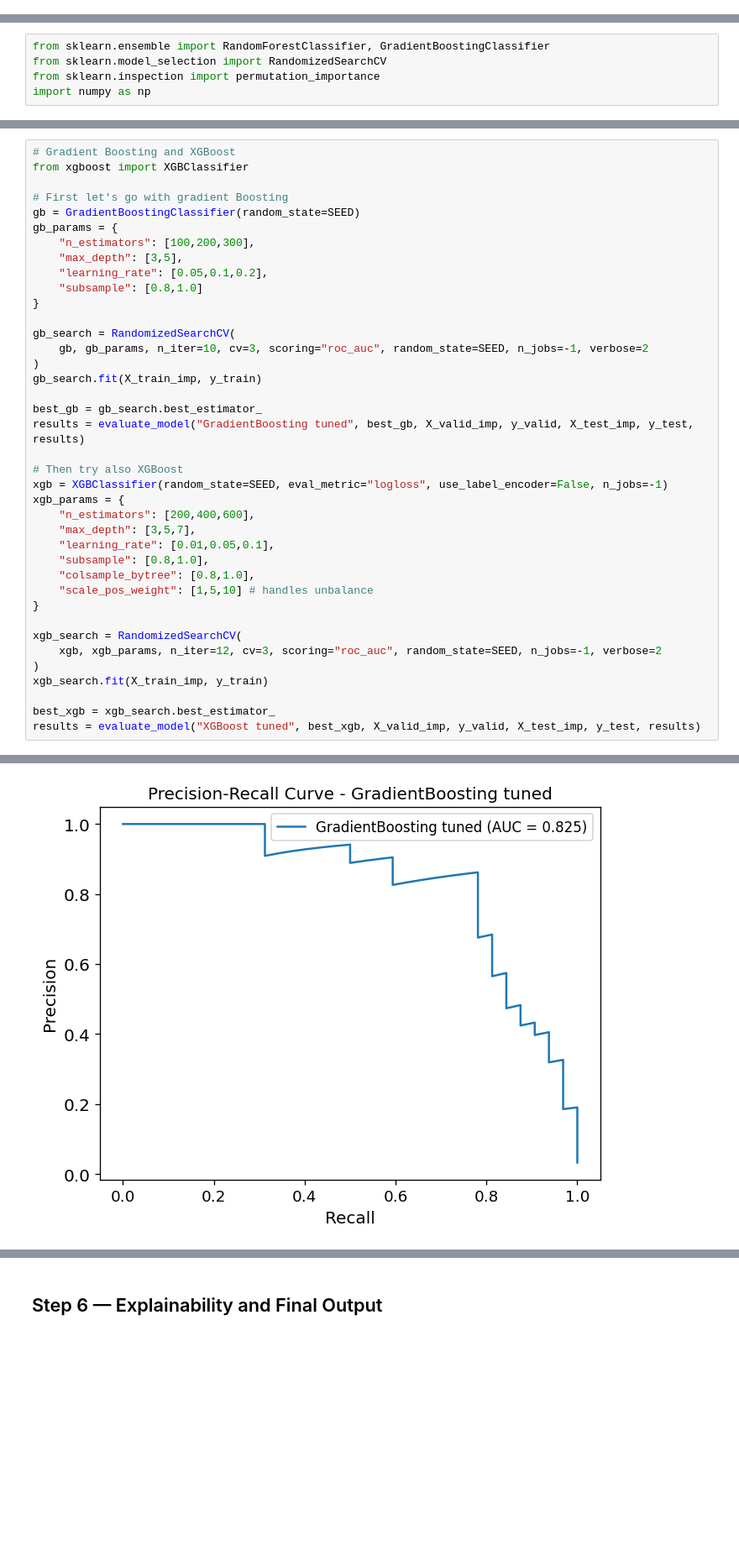
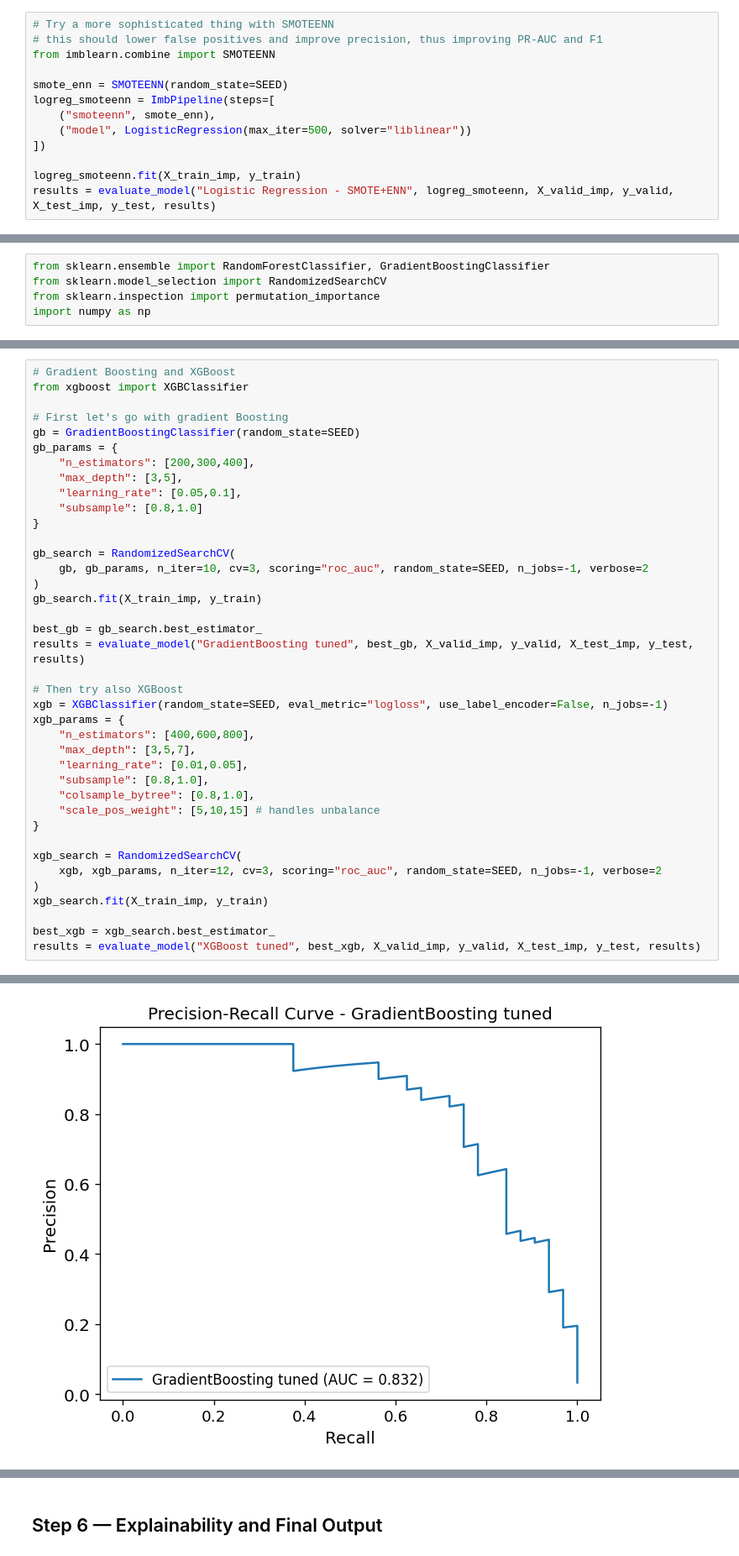
Before and after one commit to andymeneguzzo/Wine-Sommelier-ML, a Jupyter notebook: notebook/experiments.ipynb, the cells around one changed output, grey strips where cells are left out. Shown at 84% size. Cells and saved outputs as stored; diff of their text form; blank space fills up the shorter version.

Commit message:
try smoteenn approach to improve PR-AUC and F1, better params for n_estimators and learning_rate and threshold tuning according to f2 to improve PR-AUC score. Still trying to push it even more

```diff
--- a/notebook/experiments.ipynb
+++ b/notebook/experiments.ipynb
@@ -516,3 +516,16 @@ results = evaluate_model("Logistic Regression (SMOTE)", logreg_smote, X_valid_im
 [figure]
 [figure]
 [figure]
+# %%
+# Try a more sophisticated thing with SMOTEENN
+# this should lower false positives and improve precision, thus improving PR-AUC and F1
+from imblearn.combine import SMOTEENN
+
+smote_enn = SMOTEENN(random_state=SEED)
+logreg_smoteenn = ImbPipeline(steps=[
+    ("smoteenn", smote_enn),
+    ("model", LogisticRegression(max_iter=500, solver="liblinear"))
+])
+
+logreg_smoteenn.fit(X_train_imp, y_train)
+results = evaluate_model("Logistic Regression - SMOTE+ENN", logreg_smoteenn, X_valid_imp, y_valid, X_test_imp, y_test, results)
@@ -624,9 +658,9 @@ from xgboost import XGBClassifier
 # First let's go with gradient Boosting
 gb = GradientBoostingClassifier(random_state=SEED)
 gb_params = {
-    "n_estimators": [100,200,300],
+    "n_estimators": [200,300,400],
     "max_depth": [3,5],
-    "learning_rate": [0.05,0.1,0.2],
+    "learning_rate": [0.05,0.1],
     "subsample": [0.8,1.0]
 }
 
@@ -641,12 +675,12 @@ results = evaluate_model("GradientBoosting tuned", best_gb, X_valid_imp, y_valid
 # Then try also XGBoost
 xgb = XGBClassifier(random_state=SEED, eval_metric="logloss", use_label_encoder=False, n_jobs=-1)
 xgb_params = {
-    "n_estimators": [200,400,600],
+    "n_estimators": [400,600,800],
     "max_depth": [3,5,7],
-    "learning_rate": [0.01,0.05,0.1],
+    "learning_rate": [0.01,0.05],
     "subsample": [0.8,1.0],
     "colsample_bytree": [0.8,1.0],
-    "scale_pos_weight": [1,5,10] # handles unbalance
+    "scale_pos_weight": [5,10,15] # handles unbalance
 }
 
 xgb_search = RandomizedSearchCV(
@@ -679,2 +713,2 @@ Fitting 3 folds for each of 10 candidates, totalling 30 fits
-[figure, old version]
+[figure, new version]
 Fitting 3 folds for each of 12 candidates, totalling 36 fits
```
Also changed, not shown: parts of 10 cells of this notebook, 4 other files.
